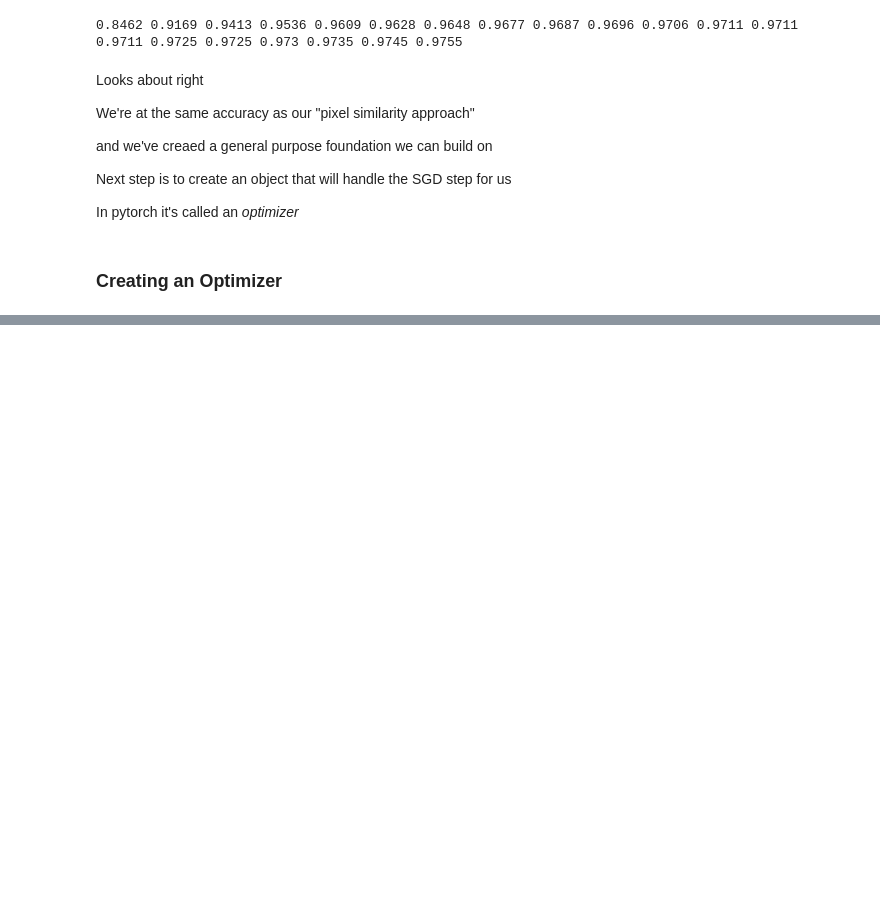
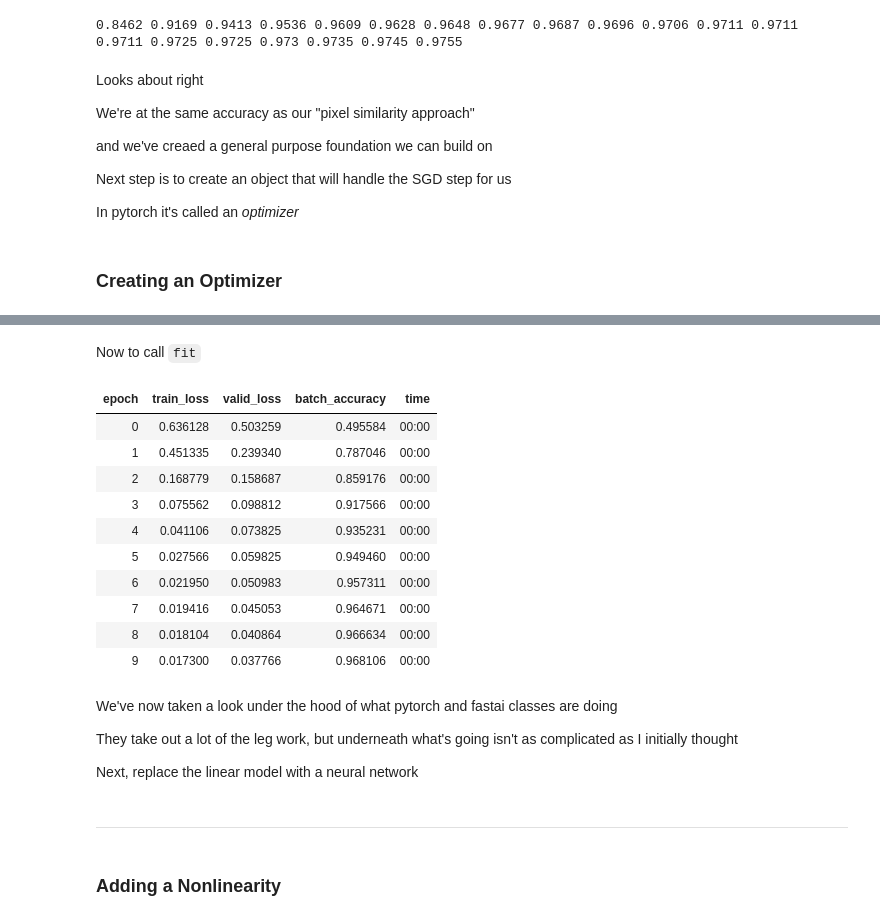
Before and after one commit to peterbull/deep-learning-projects, a Jupyter notebook: 04_ch.ipynb, the cells around one changed output, grey strips where cells are left out. Drawn from its saved outputs; the diff is of its cells as text; code cells hidden in the pictures; blank space fills up the shorter version.

Commit message:
Adding a Nonlinearity

```diff
--- a/04_ch.ipynb
+++ b/04_ch.ipynb
@@ -1817,0 +1895,2 @@ In pytorch it's called an *optimizer*
+# %%
+dls = DataLoaders(dl, valid_dl)
@@ -1817,0 +1905,29 @@ In pytorch it's called an *optimizer*
+# %%
+learn = Learner(dls, nn.Linear(28*28,1), opt_func=SGD,
+                loss_func=mnist_loss, metrics=batch_accuracy)
+# %% [markdown]
+Now to call `fit`
+# %%
+learn.fit(10, lr=lr)
+# %% [output]
+| epoch | train_loss | valid_loss | batch_accuracy | time |
+| 0 | 0.636128 | 0.503259 | 0.495584 | 00:00 |
+| 1 | 0.451335 | 0.239340 | 0.787046 | 00:00 |
+| 2 | 0.168779 | 0.158687 | 0.859176 | 00:00 |
+| 3 | 0.075562 | 0.098812 | 0.917566 | 00:00 |
+| 4 | 0.041106 | 0.073825 | 0.935231 | 00:00 |
+| 5 | 0.027566 | 0.059825 | 0.949460 | 00:00 |
+| 6 | 0.021950 | 0.050983 | 0.957311 | 00:00 |
+| 7 | 0.019416 | 0.045053 | 0.964671 | 00:00 |
+| 8 | 0.018104 | 0.040864 | 0.966634 | 00:00 |
+| 9 | 0.017300 | 0.037766 | 0.968106 | 00:00 |
+# %% [markdown]
+We've now taken a look under the hood of what pytorch and fastai classes are doing
+
+They take out a lot of the leg work, but underneath what's going isn't as complicated as I initially thought
+
+Next, replace the linear model with a neural network
+# %% [markdown]
+***
+# %% [markdown]
+### Adding a Nonlinearity
```
Also changed, not shown: parts of 21 cells of this notebook.
